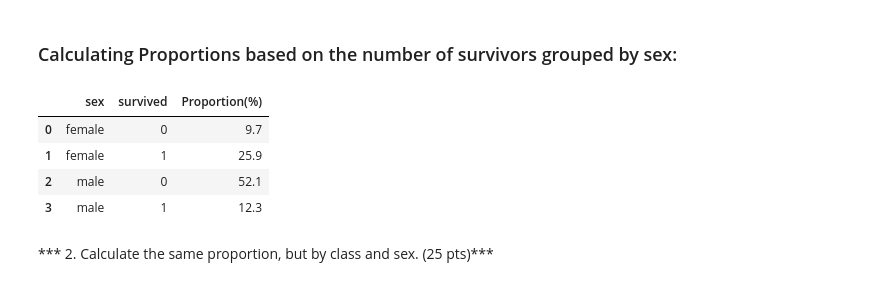
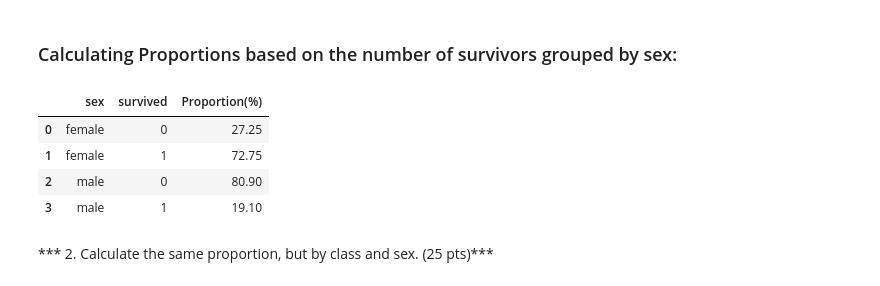
Before and after one commit to prabhanjan23/CSC-405_Assignment01, a Jupyter notebook: Assignment03/code/titanic_analysis.ipynb, the cells around one changed output. Drawn from its saved outputs; the diff is of its cells as text; code cells hidden in the pictures.

```diff
--- a/Assignment03/code/titanic_analysis.ipynb
+++ b/Assignment03/code/titanic_analysis.ipynb
@@ -91,20 +91,25 @@ new_table
 ### Calculating Proportions based on the number of survivors grouped by sex:
 # %%
 # We use groupby function to find the number of Males and Females who survived
-genderX = new_table.groupby(by=['sex','survived'])['sex'].count()
+genderX = new_table[new_table['sex'] == 'male'].groupby(by=['sex','survived'])['sex'].count()
+genderY = new_table[new_table['sex'] == 'female'].groupby(by=['sex','survived'])['sex'].count()
 
 # Then we find the totol number of survivors
-genderY = (new_table)['sex'].count()
+gender_propX = (new_table[new_table['sex'] == 'male'])['sex'].count()
+gender_propY = (new_table[new_table['sex'] == 'female'])['sex'].count()
 
 # Find the proportion by dividing the number of males and females survivor by the total population
-gender = ((genderX/genderY)*100).round(2)
+gender_male = ((genderX/gender_propX)*100).round(2)
+gender_female = ((genderY/gender_propY)*100).round(2)
+
+gender = pd.concat([gender_female,gender_male], axis = 0)
 gender.reset_index(name = 'Proportion(%)')
 # %% [output]
 |  | sex | survived | Proportion(%) |
-| 0 | female | 0 | 9.7 |
-| 1 | female | 1 | 25.9 |
-| 2 | male | 0 | 52.1 |
-| 3 | male | 1 | 12.3 |
+| 0 | female | 0 | 27.25 |
+| 1 | female | 1 | 72.75 |
+| 2 | male | 0 | 80.90 |
+| 3 | male | 1 | 19.10 |
 # %% [markdown]
 *** 2. Calculate the same proportion, but by class and sex. (25 pts)***
 # %%
```
